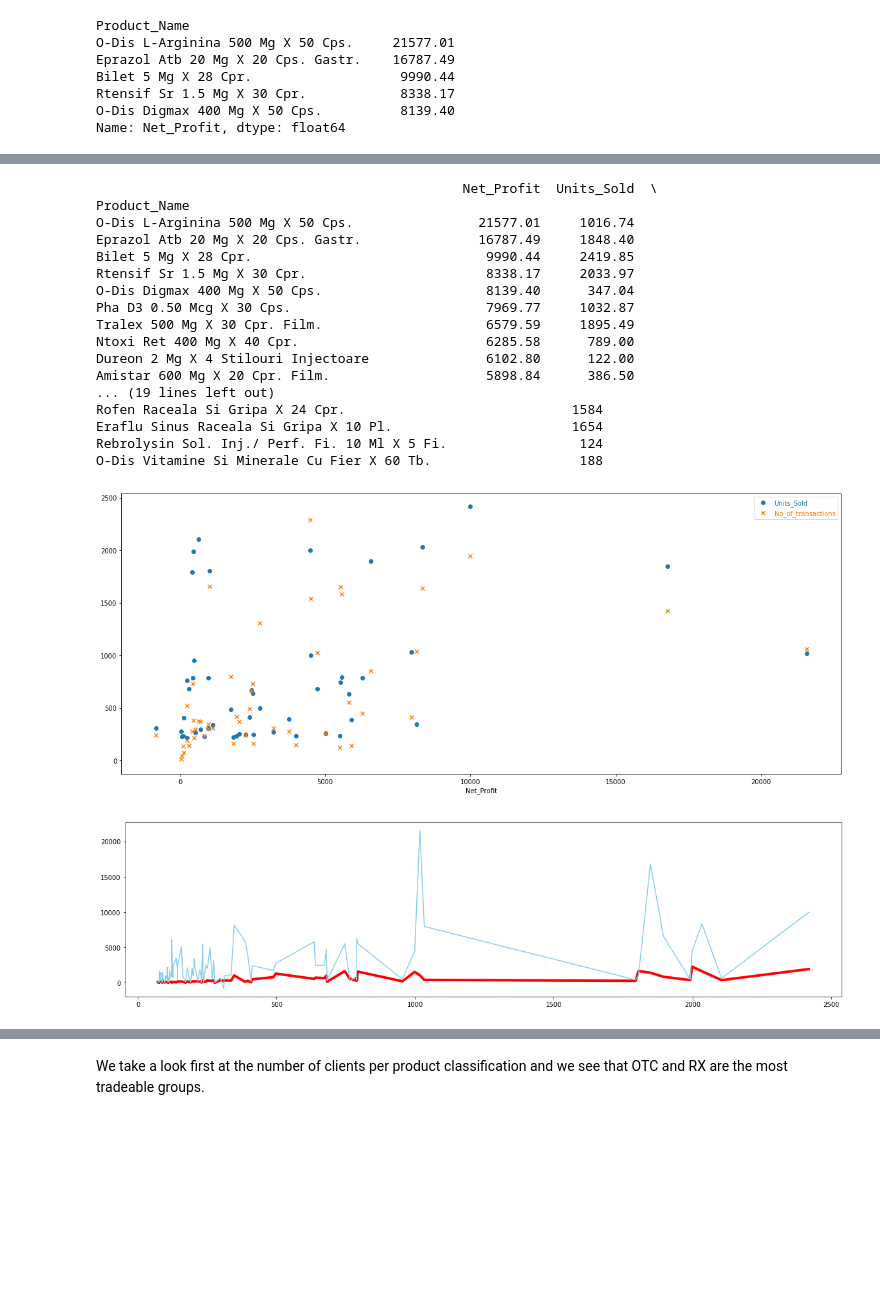
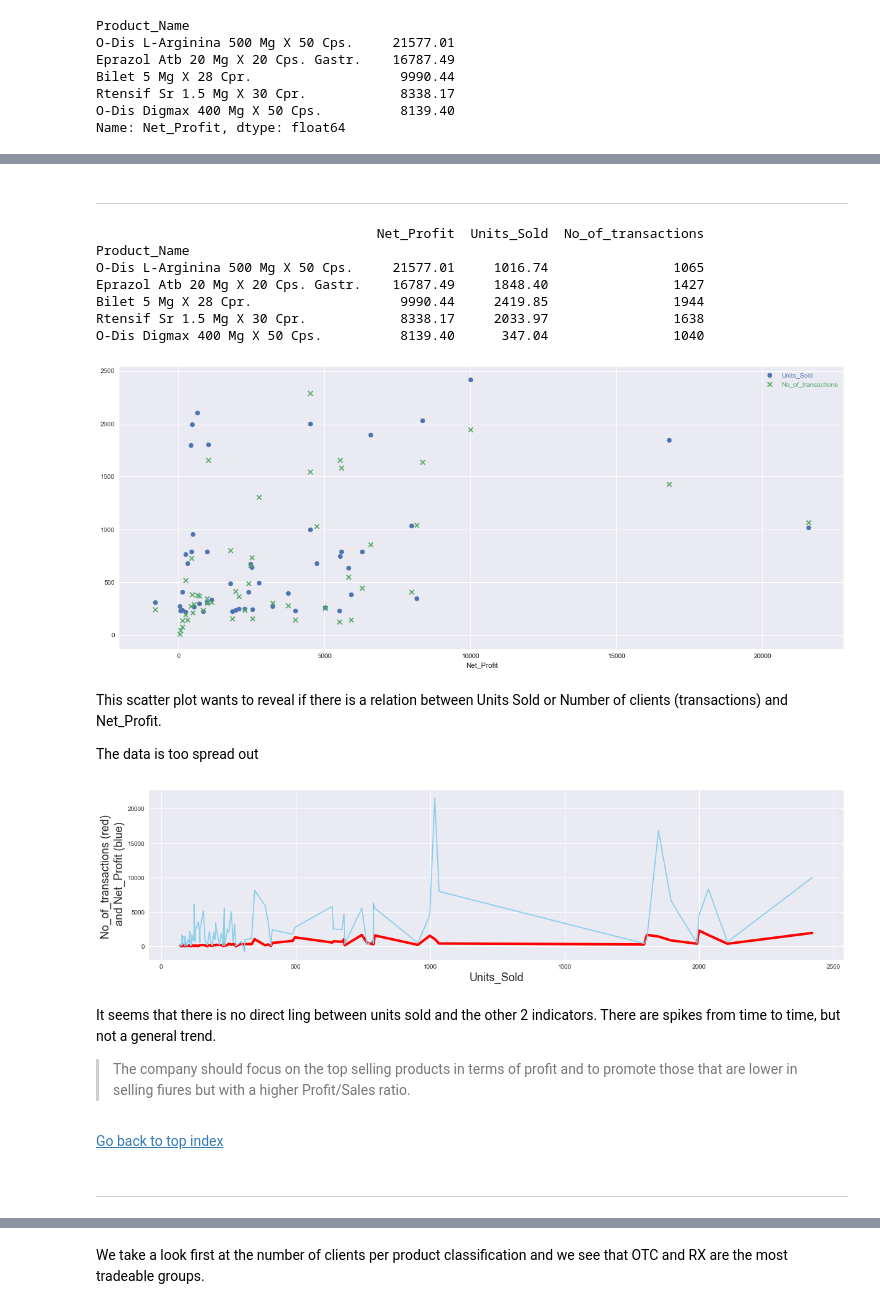
Before and after one commit to evian13/PrepCourse-Unit2, a Jupyter notebook: Capstone1 - data analysis report.ipynb, the cells around one changed output, grey strips where cells are left out. Drawn from its saved outputs; the diff is of its cells as text; code cells hidden in the pictures; blank space fills up the shorter version.

```diff
--- a/Capstone1 - data analysis report.ipynb
+++ b/Capstone1 - data analysis report.ipynb
@@ -255,10 +378,12 @@ plt.show()
+# %% [markdown]
+-----------
 # %%
 d=df.groupby(['Product_Name'])['Net_Profit','Units_Sold','No_of_transactions'].sum() #No_of_transactions
 
 d=d.sort_values(by='Net_Profit',ascending=False)
 d=d.drop(['Nga Hartie Mica','Nga Hartie Mare','Cosa 1 Ecotaxa Mica'])
 
-print(d.head(15))
+print(d.head(5))
 
 fig, ax = plt.subplots(figsize=(20,8))
 
@@ -277,37 +402,41 @@ for h, t in zip(leg.legendHandles, leg.get_texts()):
 plt.xlabel('Net_Profit')
 plt.show()
 # %% [output]
-                                               Net_Profit  Units_Sold  \
+                                    Net_Profit  Units_Sold  No_of_transactions
 Product_Name
-O-Dis L-Arginina 500 Mg X 50 Cps.                21577.01     1016.74
-Eprazol Atb 20 Mg X 20 Cps. Gastr.               16787.49     1848.40
-Bilet 5 Mg X 28 Cpr.                              9990.44     2419.85
-Rtensif Sr 1.5 Mg X 30 Cpr.                       8338.17     2033.97
-O-Dis Digmax 400 Mg X 50 Cps.                     8139.40      347.04
-Pha D3 0.50 Mcg X 30 Cps.                         7969.77     1032.87
-Tralex 500 Mg X 30 Cpr. Film.                     6579.59     1895.49
-Ntoxi Ret 400 Mg X 40 Cpr.                        6285.58      789.00
-Dureon 2 Mg X 4 Stilouri Injectoare               6102.80      122.00
-Amistar 600 Mg X 20 Cpr. Film.                    5898.84      386.50
-... (19 lines left out)
-Rofen Raceala Si Gripa X 24 Cpr.                             1584
-Eraflu Sinus Raceala Si Gripa X 10 Pl.                       1654
-Rebrolysin Sol. Inj./ Perf. Fi. 10 Ml X 5 Fi.                 124
-O-Dis Vitamine Si Minerale Cu Fier X 60 Tb.                   188
+O-Dis L-Arginina 500 Mg X 50 Cps.     21577.01     1016.74                1065
+Eprazol Atb 20 Mg X 20 Cps. Gastr.    16787.49     1848.40                1427
+Bilet 5 Mg X 28 Cpr.                   9990.44     2419.85                1944
+Rtensif Sr 1.5 Mg X 30 Cpr.            8338.17     2033.97                1638
+O-Dis Digmax 400 Mg X 50 Cps.          8139.40      347.04                1040
-[figure, old version]
+[figure, new version]
+# %% [markdown]
+This scatter plot wants to reveal if there is a relation between Units Sold or Number of clients (transactions) and Net_Profit.
+
+The data is too spread out
 # %%
 e=df.groupby(['Product_Name'])['Net_Profit','Units_Sold','No_of_transactions'].sum() #No_of_transactions
 
 e=e.sort_values(by='Units_Sold',ascending=False)
 e=e.drop(['Nga Hartie Mica','Nga Hartie Mare','Cosa 1 Ecotaxa Mica'])
 
 #print(c.head(15))
 
 plt.figure(figsize=(20, 5))
 plt.plot('Units_Sold','No_of_transactions' , data = c.head(100), color='red'  ,linewidth=4 )
 plt.plot('Units_Sold','Net_Profit'  , data = c.head(100) , color='skyblue'  )
+plt.xlabel('Units_Sold', fontsize=18)
+plt.ylabel('No_of_transactions (red) \n and Net_Profit (blue)', fontsize=18)
 
 plt.show()
 # %% [output]
-[figure, old version]
+[figure, new version]
+# %% [markdown]
+It seems that there is no direct ling between units sold and the other 2 indicators. There are spikes from time to time, but not a general trend.
+
+> The company should focus on the top selling products in terms of profit and to promote those that are lower in selling fiures but with a higher Profit/Sales ratio.
+# %% [markdown]
+[Go back to top index](#top)
+# %% [markdown]
+--------
 # %% [markdown]
```
Also changed, not shown: parts of 59 cells of this notebook.
